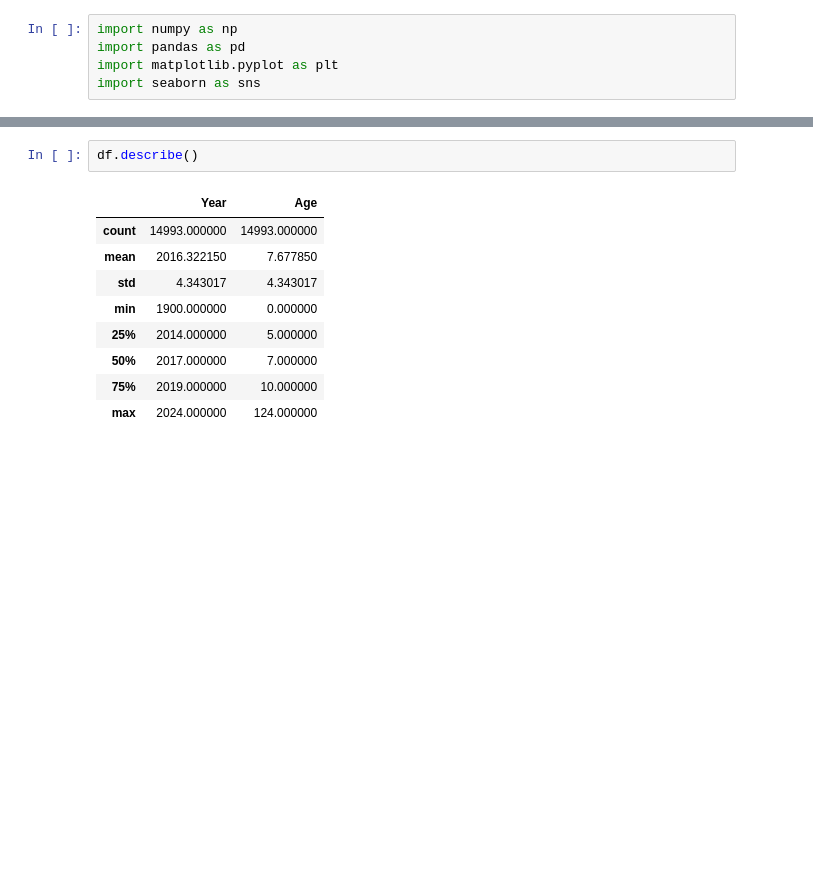
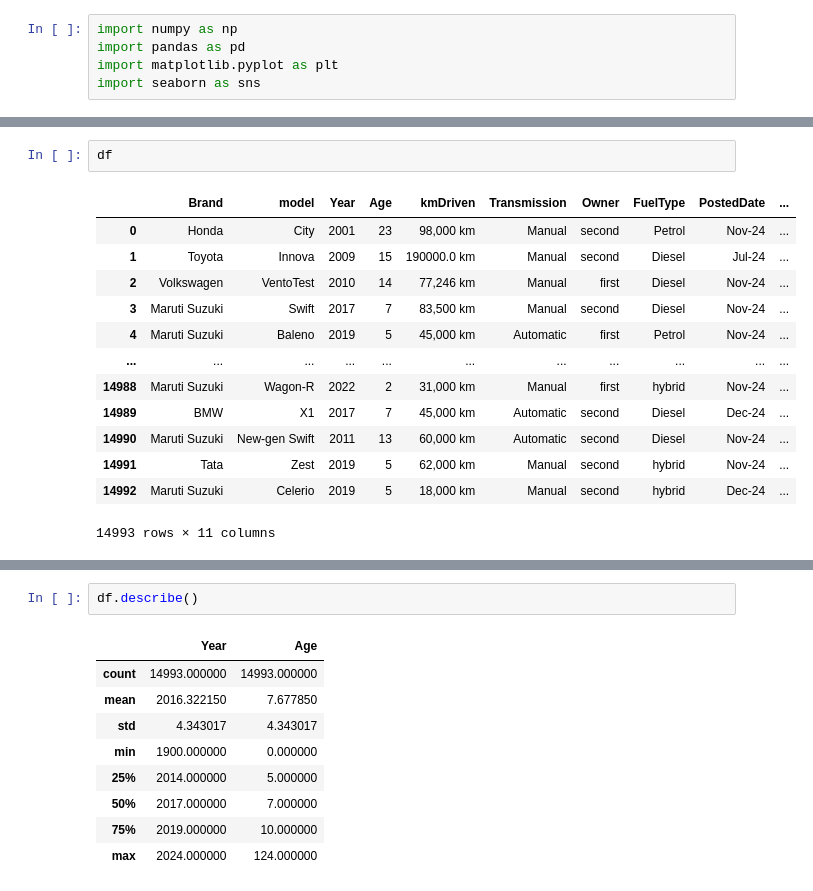
Before and after one commit to abdo1rahman/DEPI_grad_project, a Jupyter notebook: mini_project/used_cars/EDA_and_feature_engineering.ipynb, the cells around one changed output, grey strips where cells are left out. Cells and saved outputs as stored; diff of their text form; blank space fills up the shorter version.

```diff
--- a/mini_project/used_cars/EDA_and_feature_engineering.ipynb
+++ b/mini_project/used_cars/EDA_and_feature_engineering.ipynb
@@ -27,0 +28,16 @@ memory usage: 1.3 MB
+# %%
+df
+# %% [output]
+|  | Brand | model | Year | Age | kmDriven | Transmission | Owner | FuelType | PostedDate | ... |
+| 0 | Honda | City | 2001 | 23 | 98,000 km | Manual | second | Petrol | Nov-24 | ... |
+| 1 | Toyota | Innova | 2009 | 15 | 190000.0 km | Manual | second | Diesel | Jul-24 | ... |
+| 2 | Volkswagen | VentoTest | 2010 | 14 | 77,246 km | Manual | first | Diesel | Nov-24 | ... |
+| 3 | Maruti Suzuki | Swift | 2017 | 7 | 83,500 km | Manual | second | Diesel | Nov-24 | ... |
+| 4 | Maruti Suzuki | Baleno | 2019 | 5 | 45,000 km | Automatic | first | Petrol | Nov-24 | ... |
+| ... | ... | ... | ... | ... | ... | ... | ... | ... | ... | ... |
+| 14988 | Maruti Suzuki | Wagon-R | 2022 | 2 | 31,000 km | Manual | first | hybrid | Nov-24 | ... |
+| 14989 | BMW | X1 | 2017 | 7 | 45,000 km | Automatic | second | Diesel | Dec-24 | ... |
+| 14990 | Maruti Suzuki | New-gen Swift | 2011 | 13 | 60,000 km | Automatic | second | Diesel | Nov-24 | ... |
+| 14991 | Tata | Zest | 2019 | 5 | 62,000 km | Manual | second | hybrid | Nov-24 | ... |
+| 14992 | Maruti Suzuki | Celerio | 2019 | 5 | 18,000 km | Manual | second | hybrid | Dec-24 | ... |
+14993 rows × 11 columns
```
Also changed, not shown: parts of 6 cells of this notebook, 1 other file.
